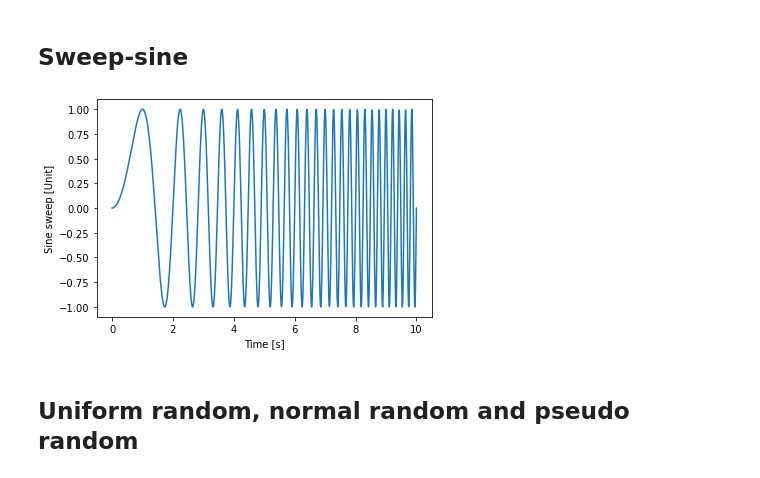
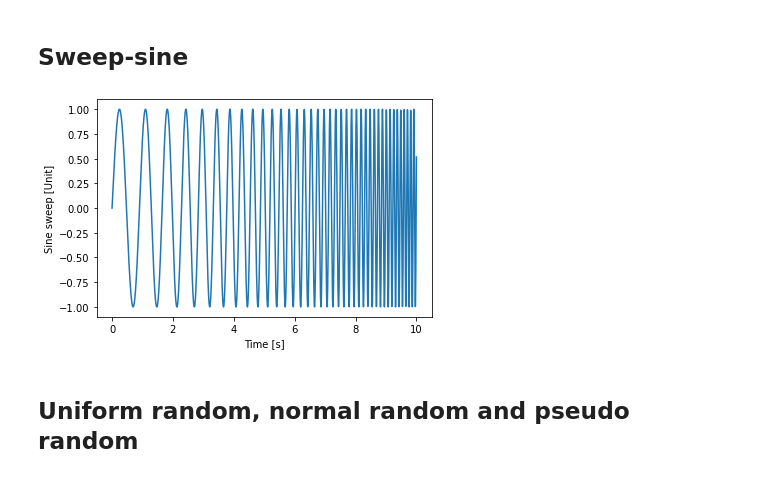
Before and after one commit to ladisk/pyExSi, a Jupyter notebook: Showcase.ipynb, the cells around one changed output. Drawn from its saved outputs; the diff is of its cells as text; code cells hidden in the pictures.

```diff
--- a/Showcase.ipynb
+++ b/Showcase.ipynb
@@ -19,14 +19,14 @@ plt.show()
 # %% [markdown]
 ## Sweep-sine
 # %%
-t = np.linspace(0, 10, 1000)
-sweep = es.sine_sweep(time=t, f_start=0, f_stop=5)
+t = np.linspace(0, 10, 2000)
+sweep = es.sine_sweep(time=t, f_start=1, f_stop=10, mode='logarithmic')
 plt.plot(t, sweep)
 plt.xlabel('Time [s]')
 plt.ylabel('Sine sweep [Unit]')
 plt.show()
 # %% [output]
-[figure, old version]
+[figure, new version]
 # %% [markdown]
 ## Uniform random, normal random and pseudo random
 # %%
```
Also changed, not shown: parts of 13 cells of this notebook, 1 other file.
